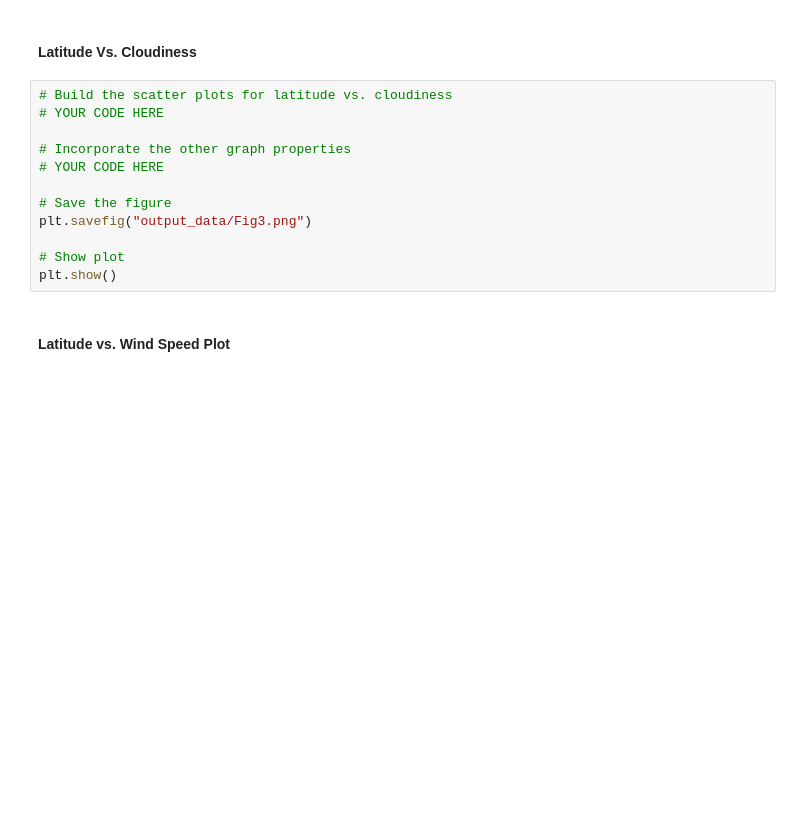
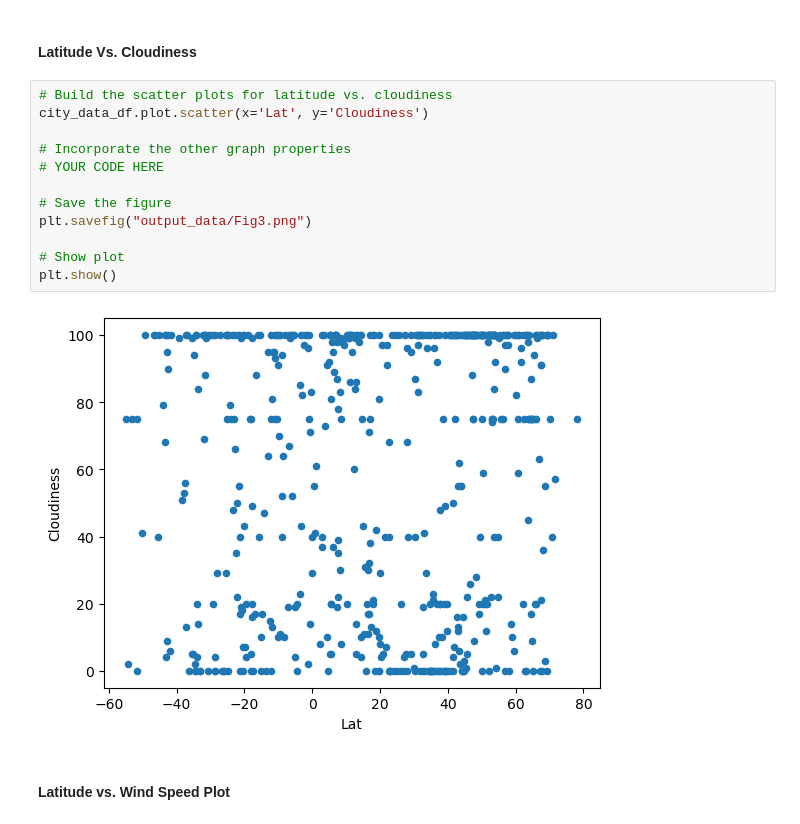
Before and after one commit to akanshark/python-api-challenge, a Jupyter notebook: WeatherPy.ipynb, the cells around one changed output. Saved outputs shown, nothing was run; the diff lists cells and outputs as text; blank space fills up the shorter version.

```diff
--- a/WeatherPy.ipynb
+++ b/WeatherPy.ipynb
@@ -210,16 +222,18 @@ plt.show()
 #### Latitude Vs. Cloudiness
 # %%
 # Build the scatter plots for latitude vs. cloudiness
-# YOUR CODE HERE
+city_data_df.plot.scatter(x='Lat', y='Cloudiness')
 
 # Incorporate the other graph properties
 # YOUR CODE HERE
 
 # Save the figure
 plt.savefig("output_data/Fig3.png")
 
 # Show plot
 plt.show()
+# %% [output]
+[figure, added]
 # %% [markdown]
 #### Latitude vs. Wind Speed Plot
 # %%
```
Also changed, not shown: parts of 31 cells of this notebook, 13 other files.
